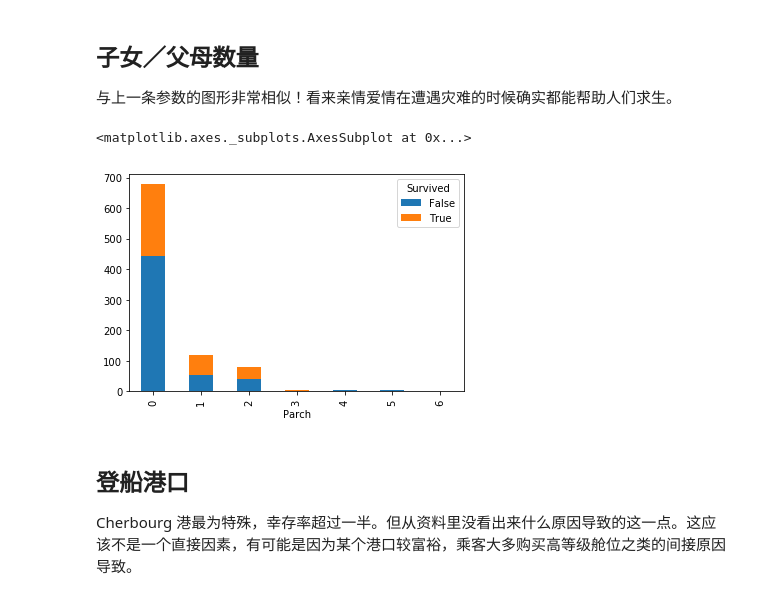
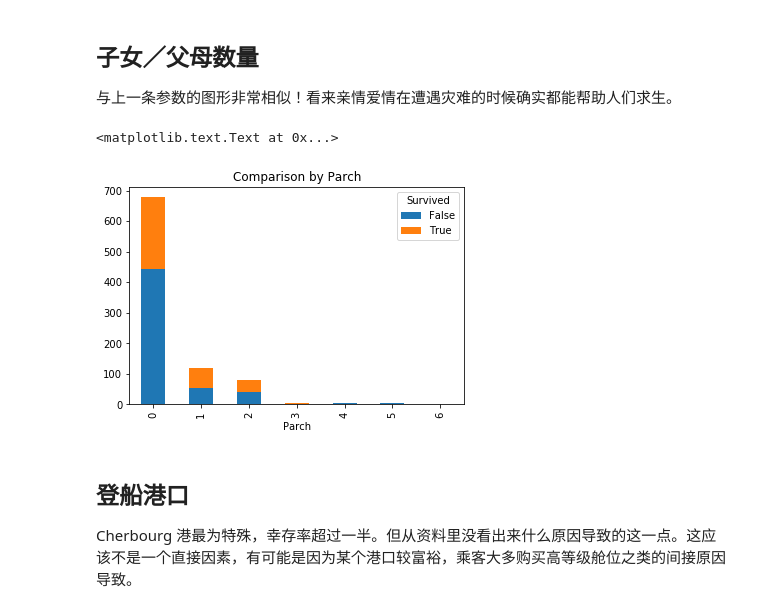
Before and after one commit to zcfan/ml-basic-part4-project, a Jupyter notebook: report.ipynb, the cells around one changed output. Saved outputs shown, nothing was run; the diff lists cells and outputs as text; code cells hidden in the pictures.

```diff
--- a/report.ipynb
+++ b/report.ipynb
@@ -130,12 +161,12 @@ death_sibsp.plot.bar(stacked=True)
 ## 子女／父母数量
 
 与上一条参数的图形非常相似！看来亲情爱情在遭遇灾难的时候确实都能帮助人们求生。
-# %%
-death_parch = pd.crosstab(titanic.Parch, titanic.Survived.astype(bool))
-death_parch.plot.bar(stacked=True)
-# %% [output]
-<matplotlib.axes._subplots.AxesSubplot at 0x...>
-[figure, removed]
+# %%
+survived_stack('Parch')
+plt.title('Comparison by Parch')
+# %% [output]
+<matplotlib.text.Text at 0x...>
+[figure, added]
 # %% [markdown]
 ## 登船港口
 
```
Also changed, not shown: parts of 15 cells of this notebook.
